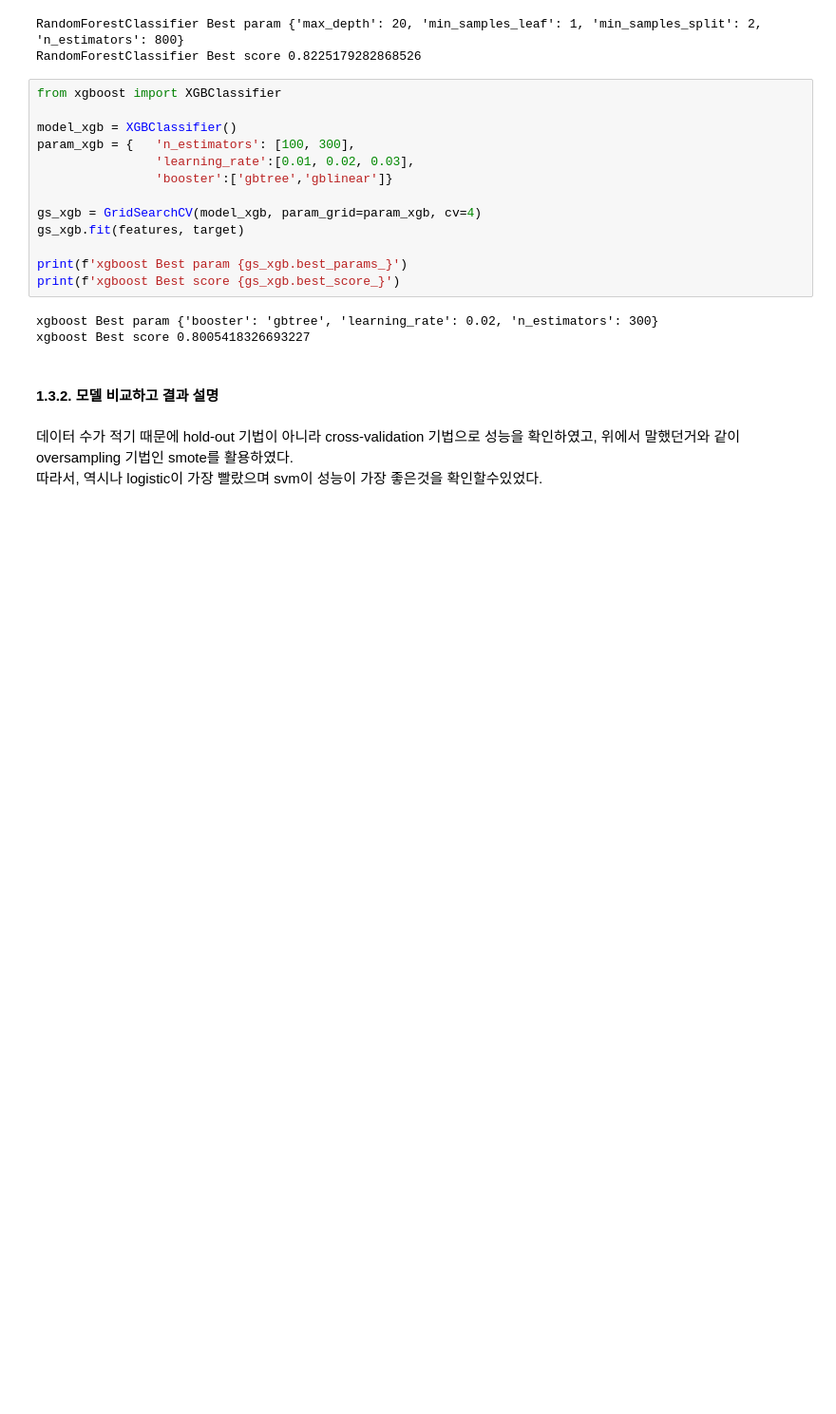
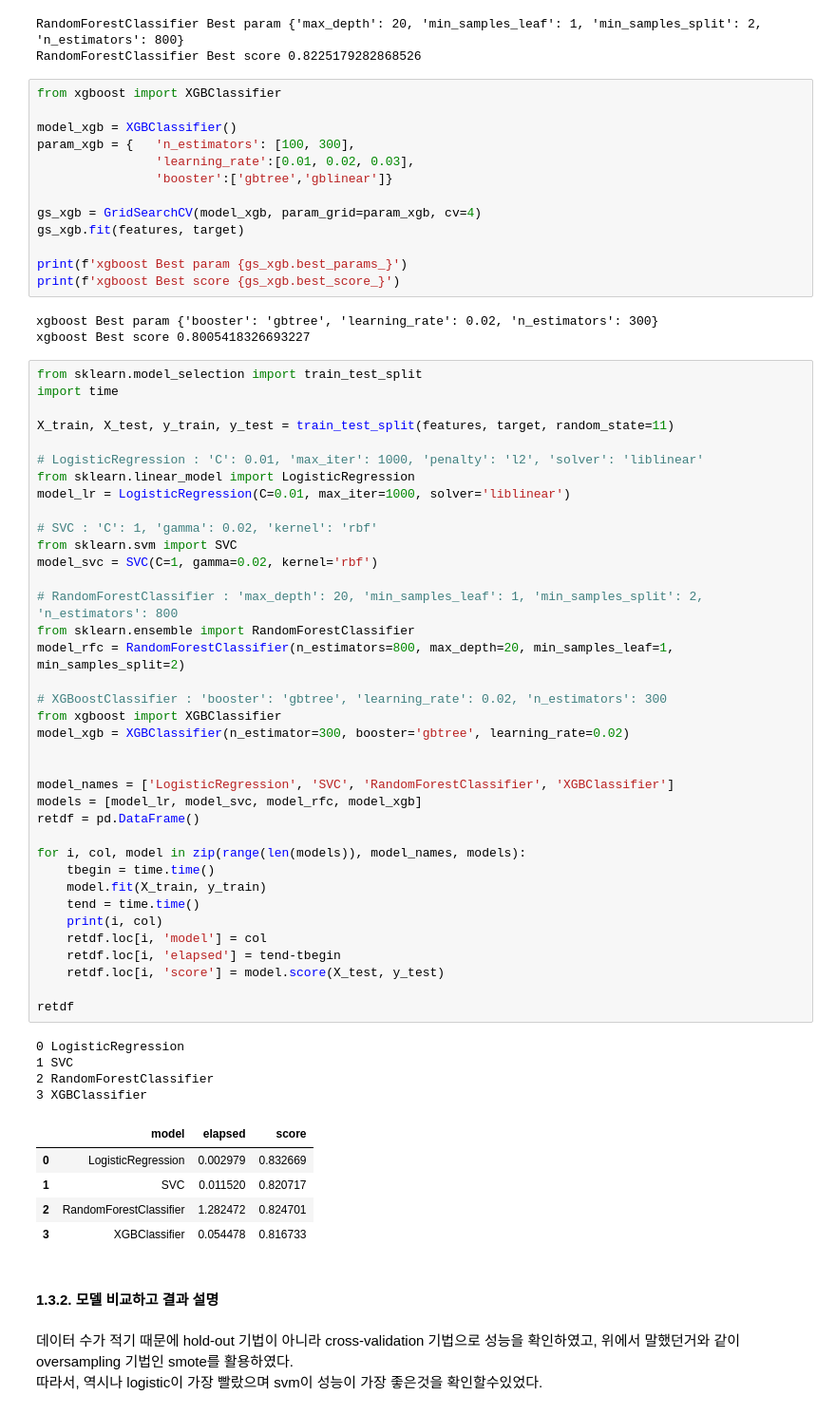
Before and after one commit to blueage98/adp_work, a Jupyter notebook: ADP-실기-DESSA/최신 기출동형 모의고사/2회_머신러닝 - 연습.ipynb, the cells around one changed output. Shown at 95% size. Saved outputs shown, nothing was run; the diff lists cells and outputs as text; blank space fills up the shorter version.

```diff
--- a/ADP-실기-DESSA/최신 기출동형 모의고사/2회_머신러닝 - 연습.ipynb
+++ b/ADP-실기-DESSA/최신 기출동형 모의고사/2회_머신러닝 - 연습.ipynb
@@ -367,6 +367,53 @@ print(f'xgboost Best score {gs_xgb.best_score_}')
 # %% [output]
 xgboost Best param {'booster': 'gbtree', 'learning_rate': 0.02, 'n_estimators': 300}
 xgboost Best score 0.8005418326693227
+# %%
+from sklearn.model_selection import train_test_split
+import time
+
+X_train, X_test, y_train, y_test = train_test_split(features, target, random_state=11)
+
+# LogisticRegression : 'C': 0.01, 'max_iter': 1000, 'penalty': 'l2', 'solver': 'liblinear'
+from sklearn.linear_model import LogisticRegression
+model_lr = LogisticRegression(C=0.01, max_iter=1000, solver='liblinear')
+
+# SVC : 'C': 1, 'gamma': 0.02, 'kernel': 'rbf'
+from sklearn.svm import SVC
+model_svc = SVC(C=1, gamma=0.02, kernel='rbf')
+
+# RandomForestClassifier : 'max_depth': 20, 'min_samples_leaf': 1, 'min_samples_split': 2, 'n_estimators': 800
+from sklearn.ensemble import RandomForestClassifier
+model_rfc = RandomForestClassifier(n_estimators=800, max_depth=20, min_samples_leaf=1, min_samples_split=2)
+
+# XGBoostClassifier : 'booster': 'gbtree', 'learning_rate': 0.02, 'n_estimators': 300
+from xgboost import XGBClassifier
+model_xgb = XGBClassifier(n_estimator=300, booster='gbtree', learning_rate=0.02)
+
+
+model_names = ['LogisticRegression', 'SVC', 'RandomForestClassifier', 'XGBClassifier']
+models = [model_lr, model_svc, model_rfc, model_xgb]
+retdf = pd.DataFrame()
+
+for i, col, model in zip(range(len(models)), model_names, models):
+    tbegin = time.time()
+    model.fit(X_train, y_train)
+    tend = time.time()
+    print(i, col)
+    retdf.loc[i, 'model'] = col
+    retdf.loc[i, 'elapsed'] = tend-tbegin
+    retdf.loc[i, 'score'] = model.score(X_test, y_test)
+
+retdf
+# %% [output]
+0 LogisticRegression
+1 SVC
+2 RandomForestClassifier
+3 XGBClassifier
+|  | model | elapsed | score |
+| 0 | LogisticRegression | 0.002979 | 0.832669 |
+| 1 | SVC | 0.011520 | 0.820717 |
+| 2 | RandomForestClassifier | 1.282472 | 0.824701 |
+| 3 | XGBClassifier | 0.054478 | 0.816733 |
 # %% [markdown]
 #### 1.3.2. 모델 비교하고 결과 설명
 # %% [markdown]
```
Also changed, not shown: parts of 4 cells of this notebook, 1 other file.
